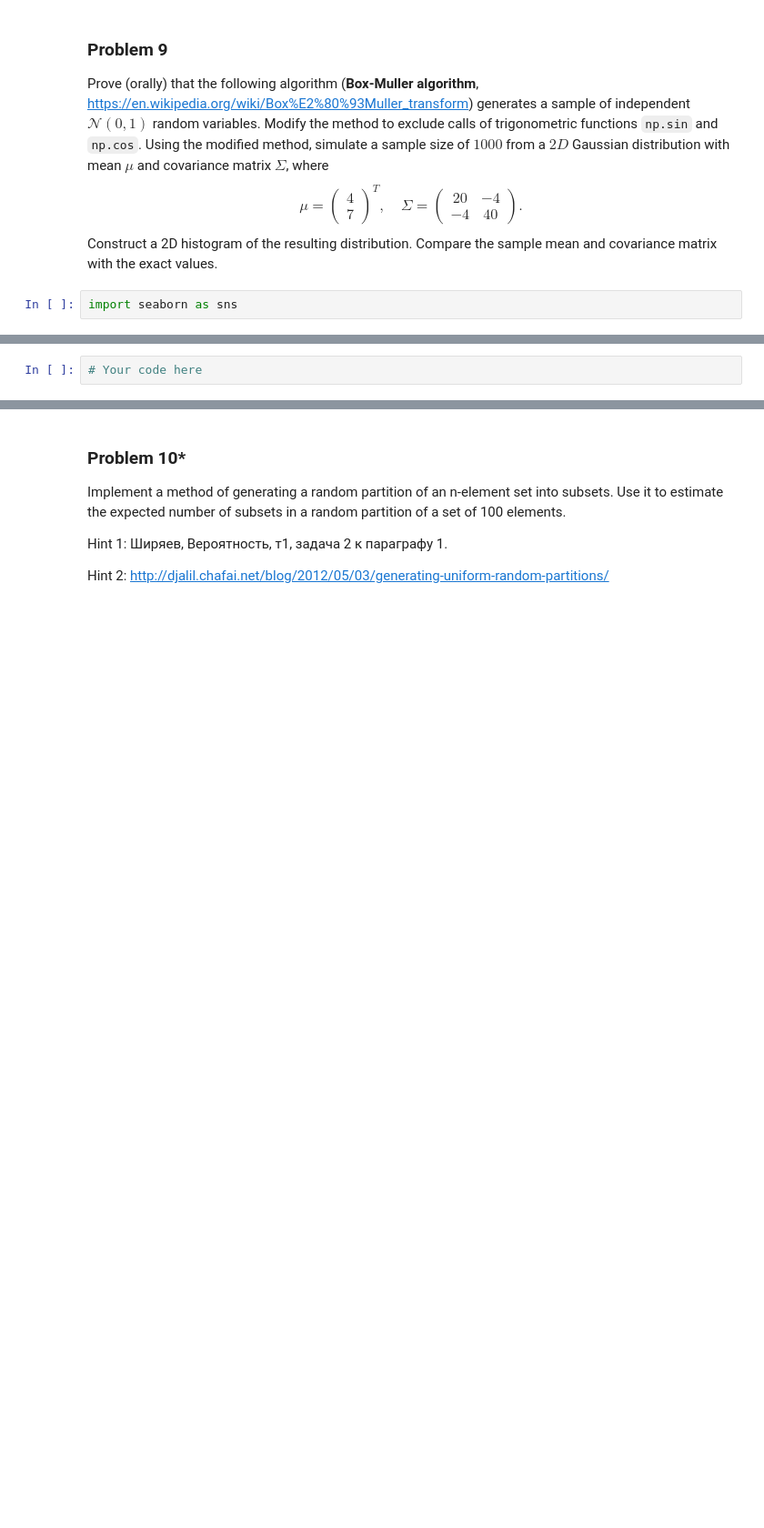
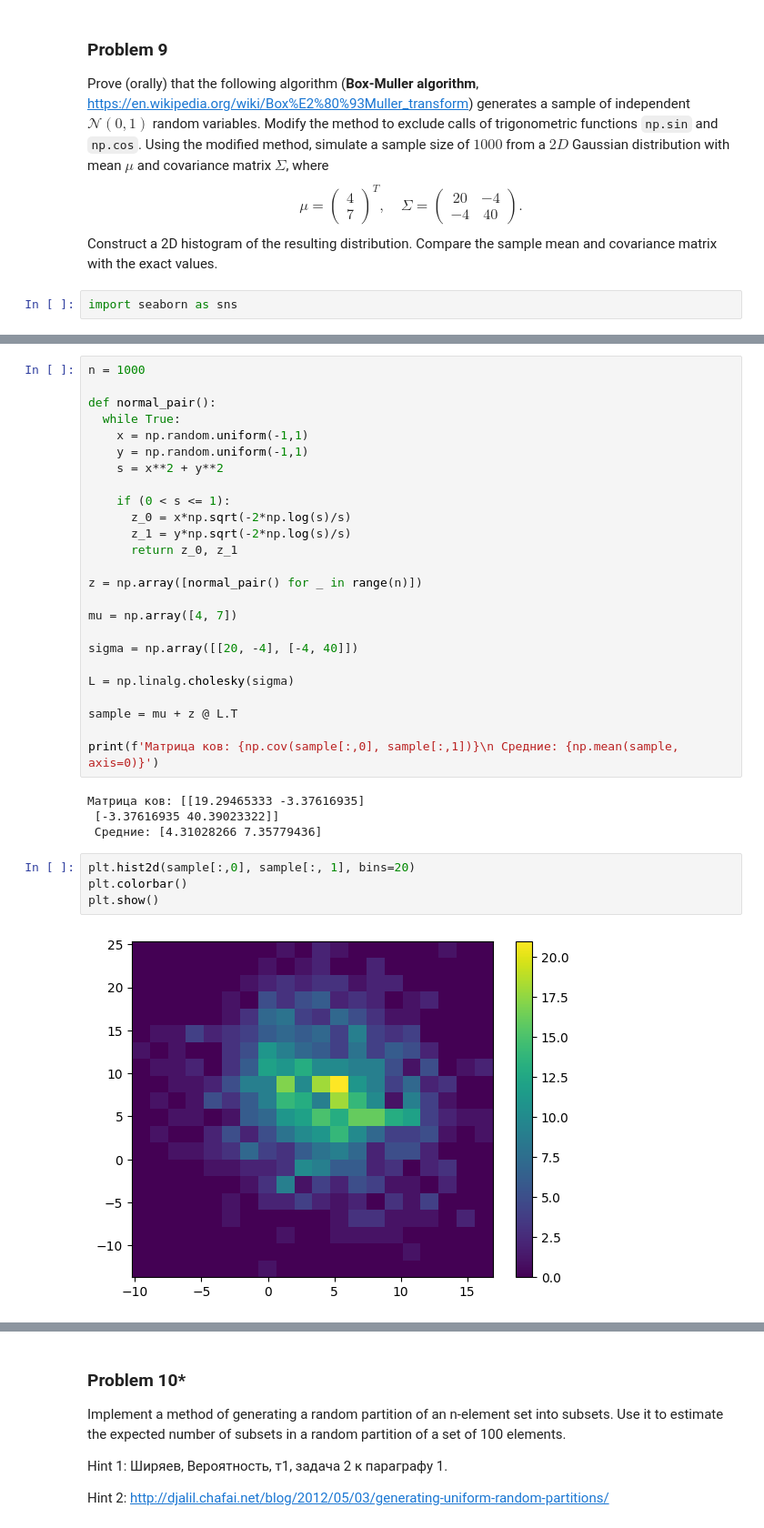
Before and after one commit to maxmiheev/mikheev6sem, a Jupyter notebook: hw/hw3.ipynb, the cells around one changed output, grey strips where cells are left out. Shown at 91% size. Cells and saved outputs as stored; diff of their text form; blank space fills up the shorter version.

```diff
--- a/hw/hw3.ipynb
+++ b/hw/hw3.ipynb
@@ -585,2 +585,35 @@ plt.show()
-# %%
-# Your code here
+# %%
+n = 1000
+
+def normal_pair():
+  while True:
+    x = np.random.uniform(-1,1)
+    y = np.random.uniform(-1,1)
+    s = x**2 + y**2
+
+    if (0 < s <= 1):
+      z_0 = x*np.sqrt(-2*np.log(s)/s)
+      z_1 = y*np.sqrt(-2*np.log(s)/s)
+      return z_0, z_1
+
+z = np.array([normal_pair() for _ in range(n)])
+
+mu = np.array([4, 7])
+
+sigma = np.array([[20, -4], [-4, 40]])
+
+L = np.linalg.cholesky(sigma)
+
+sample = mu + z @ L.T
+
+print(f'Матрица ков: {np.cov(sample[:,0], sample[:,1])}\n Средние: {np.mean(sample, axis=0)}')
+# %% [output]
+Матрица ков: [[19.29465333 -3.37616935]
+ [-3.37616935 40.39023322]]
+ Средние: [4.31028266 7.35779436]
+# %%
+plt.hist2d(sample[:,0], sample[:, 1], bins=20)
+plt.colorbar()
+plt.show()
+# %% [output]
+[figure, added]
```
Also changed, not shown: parts of 2 cells of this notebook.
